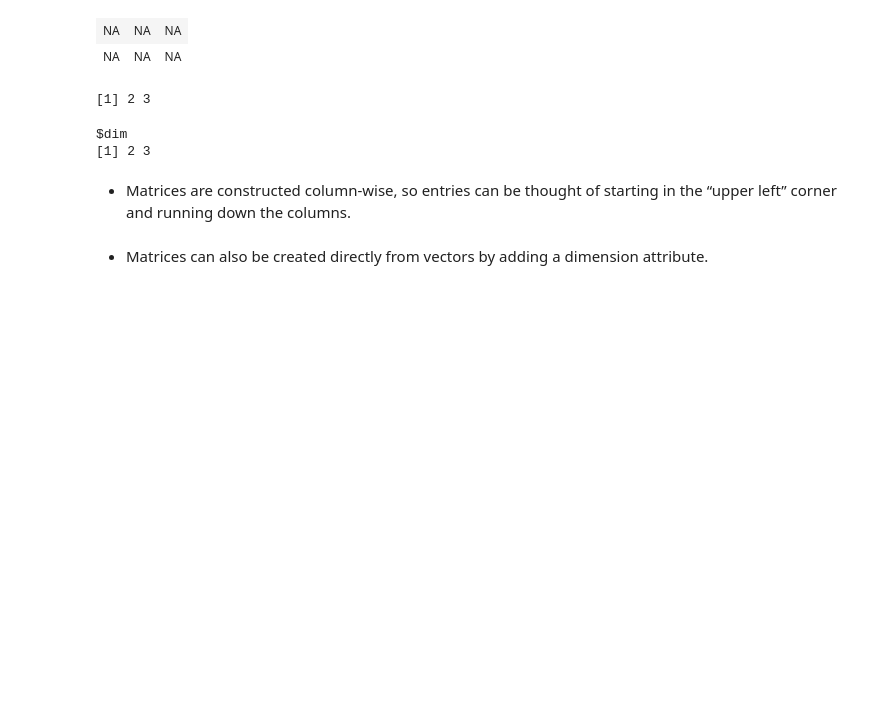
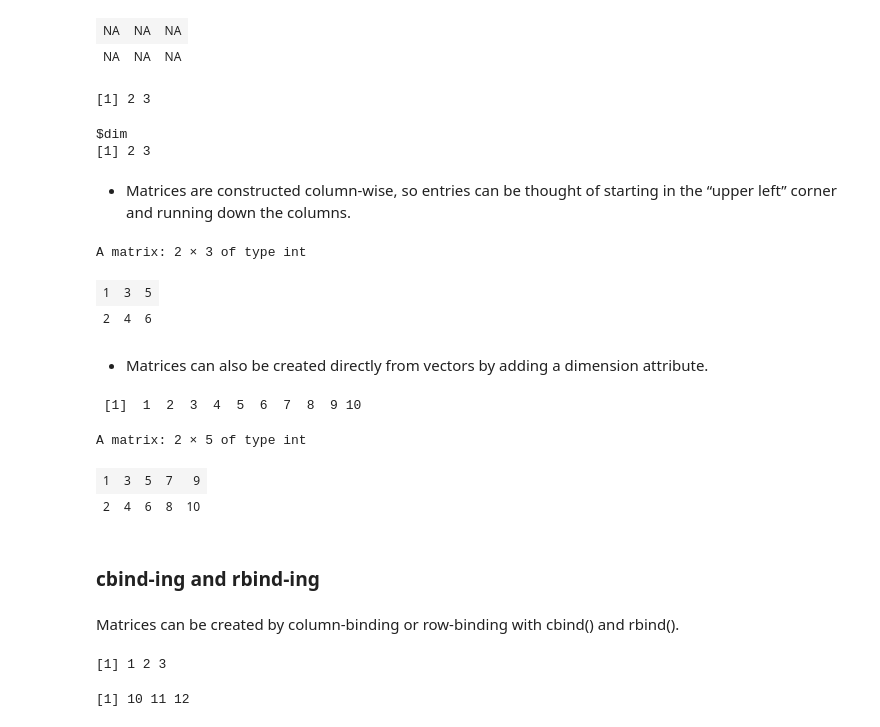
Before and after one commit to naskn02/R-Language, a Jupyter notebook: 01_R_Basics.ipynb, the cells around one changed output. Saved outputs shown, nothing was run; the diff lists cells and outputs as text; code cells hidden in the pictures; blank space fills up the shorter version.

```diff
--- a/01_R_Basics.ipynb
+++ b/01_R_Basics.ipynb
@@ -544,5 +544,40 @@ $dim
 [1] 2 3
 # %% [markdown]
 * Matrices are constructed column-wise, so entries can be thought of starting in the “upper left” corner and running down the columns.
+# %%
+m <- matrix(1:6, nrow=2, ncol=3)
+
+m
+# %% [output]
+A matrix: 2 × 3 of type int
+| 1 | 3 | 5 |
+| 2 | 4 | 6 |
 # %% [markdown]
 * Matrices can also be created directly from vectors by adding a dimension attribute.
+# %%
+m <- 1:10
+
+m
+# %% [output]
+ [1]  1  2  3  4  5  6  7  8  9 10
+# %%
+dim(m) <- c(2,5)
+
+m
+# %% [output]
+A matrix: 2 × 5 of type int
+| 1 | 3 | 5 | 7 | 9 |
+| 2 | 4 | 6 | 8 | 10 |
+# %% [markdown]
+### **cbind-ing and rbind-ing**
+# %% [markdown]
+Matrices can be created by column-binding or row-binding with cbind() and rbind().
+# %%
+x <- 1:3
+y <- 10:12
+
+x
+y
+# %% [output]
+[1] 1 2 3
+[1] 10 11 12
```
Also changed, not shown: parts of 20 cells of this notebook.
